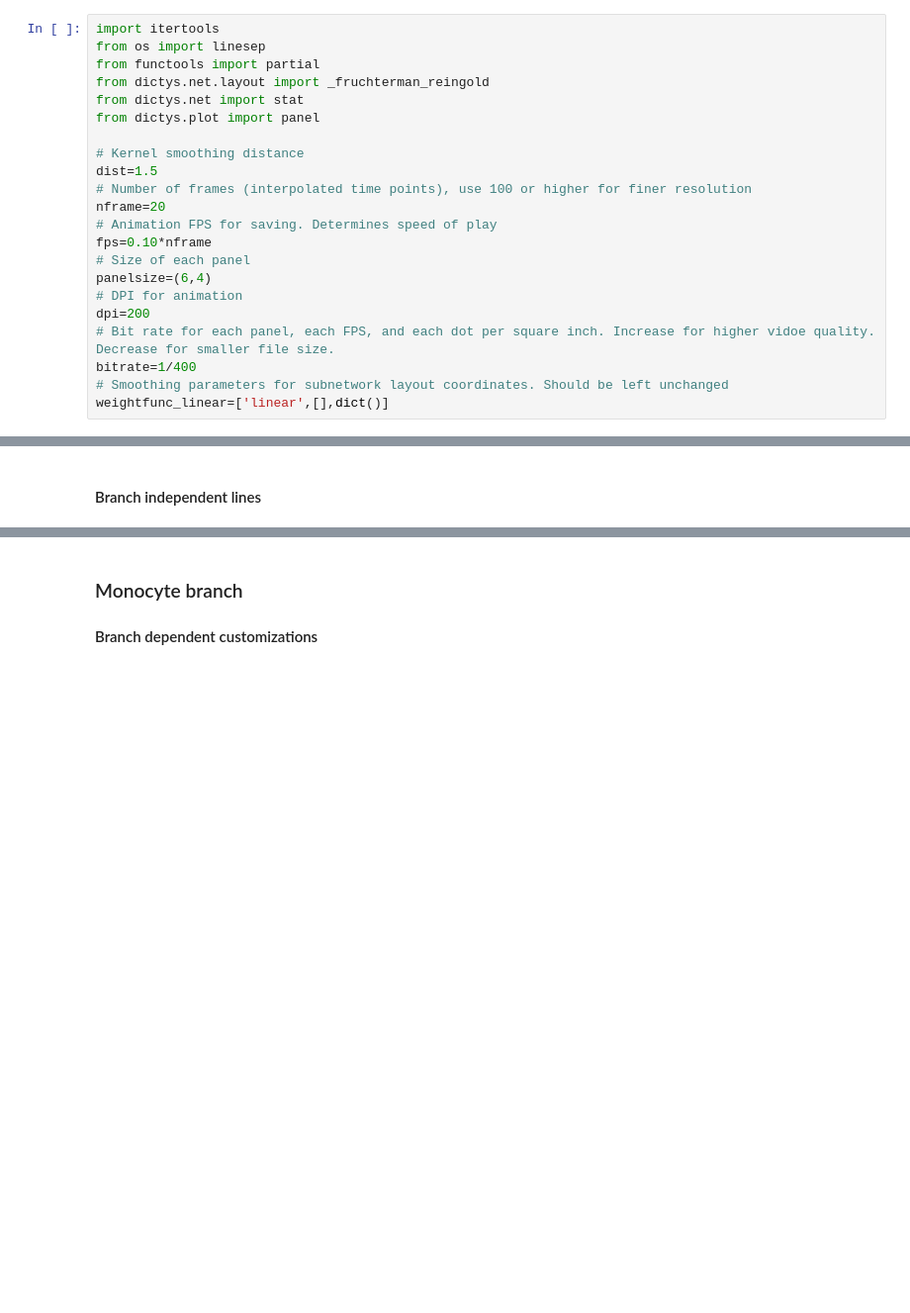
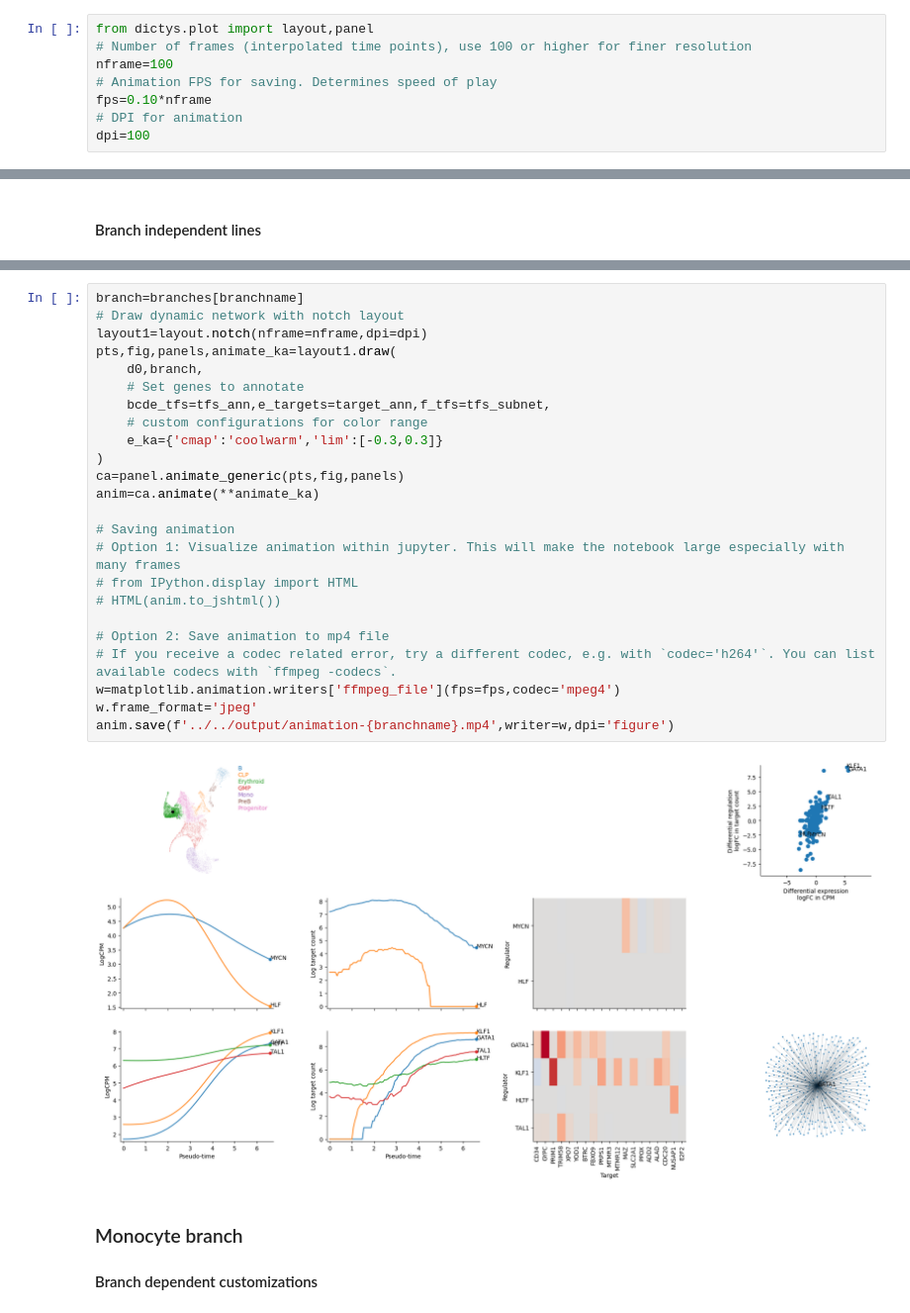
Before and after one commit to pinellolab/dictys, a Jupyter notebook: doc/tutorials/analysis-blood/notebooks/dynamic/main.ipynb, the cells around one changed output, grey strips where cells are left out. Shown at 99% size. Cells and saved outputs as stored; diff of their text form; blank space fills up the shorter version.

```diff
--- a/doc/tutorials/analysis-blood/notebooks/dynamic/main.ipynb
+++ b/doc/tutorials/analysis-blood/notebooks/dynamic/main.ipynb
@@ -98,27 +98,13 @@ Here we use the following animation panel layout. Each row for c,d,e,f has their
 
 ### Branch independent parameters
 # %%
-import itertools
-from os import linesep
-from functools import partial
-from dictys.net.layout import _fruchterman_reingold
-from dictys.net import stat
-from dictys.plot import panel
-
-# Kernel smoothing distance
-dist=1.5
+from dictys.plot import layout,panel
 # Number of frames (interpolated time points), use 100 or higher for finer resolution
-nframe=20
+nframe=100
 # Animation FPS for saving. Determines speed of play
 fps=0.10*nframe
-# Size of each panel
-panelsize=(6,4)
 # DPI for animation
-dpi=200
-# Bit rate for each panel, each FPS, and each dot per square inch. Increase for higher vidoe quality. Decrease for smaller file size.
-bitrate=1/400
-# Smoothing parameters for subnetwork layout coordinates. Should be left unchanged
-weightfunc_linear=['linear',[],dict()]
+dpi=100
 # %% [markdown]
 ### Erythroid branch
 #### Branch dependent customizations
@@ -242,3 +127,29 @@ anim.save(f'../../output/animation-{branchname}.mp4',writer=w,dpi='figure')
+# %%
+branch=branches[branchname]
+# Draw dynamic network with notch layout
+layout1=layout.notch(nframe=nframe,dpi=dpi)
+pts,fig,panels,animate_ka=layout1.draw(
+	d0,branch,
+	# Set genes to annotate
+	bcde_tfs=tfs_ann,e_targets=target_ann,f_tfs=tfs_subnet,
+	# custom configurations for color range
+	e_ka={'cmap':'coolwarm','lim':[-0.3,0.3]}
+)
+ca=panel.animate_generic(pts,fig,panels)
+anim=ca.animate(**animate_ka)
+
+# Saving animation
+# Option 1: Visualize animation within jupyter. This will make the notebook large especially with many frames
+# from IPython.display import HTML
+# HTML(anim.to_jshtml())
+
+# Option 2: Save animation to mp4 file
+# If you receive a codec related error, try a different codec, e.g. with `codec='h264'`. You can list available codecs with `ffmpeg -codecs`.
+w=matplotlib.animation.writers['ffmpeg_file'](fps=fps,codec='mpeg4')
+w.frame_format='jpeg'
+anim.save(f'../../output/animation-{branchname}.mp4',writer=w,dpi='figure')
+# %% [output]
+[figure, added]
 # %% [markdown]
 ### Monocyte branch
 #### Branch dependent customizations
```
Also changed, not shown: parts of 6 cells of this notebook, 6 other files.
